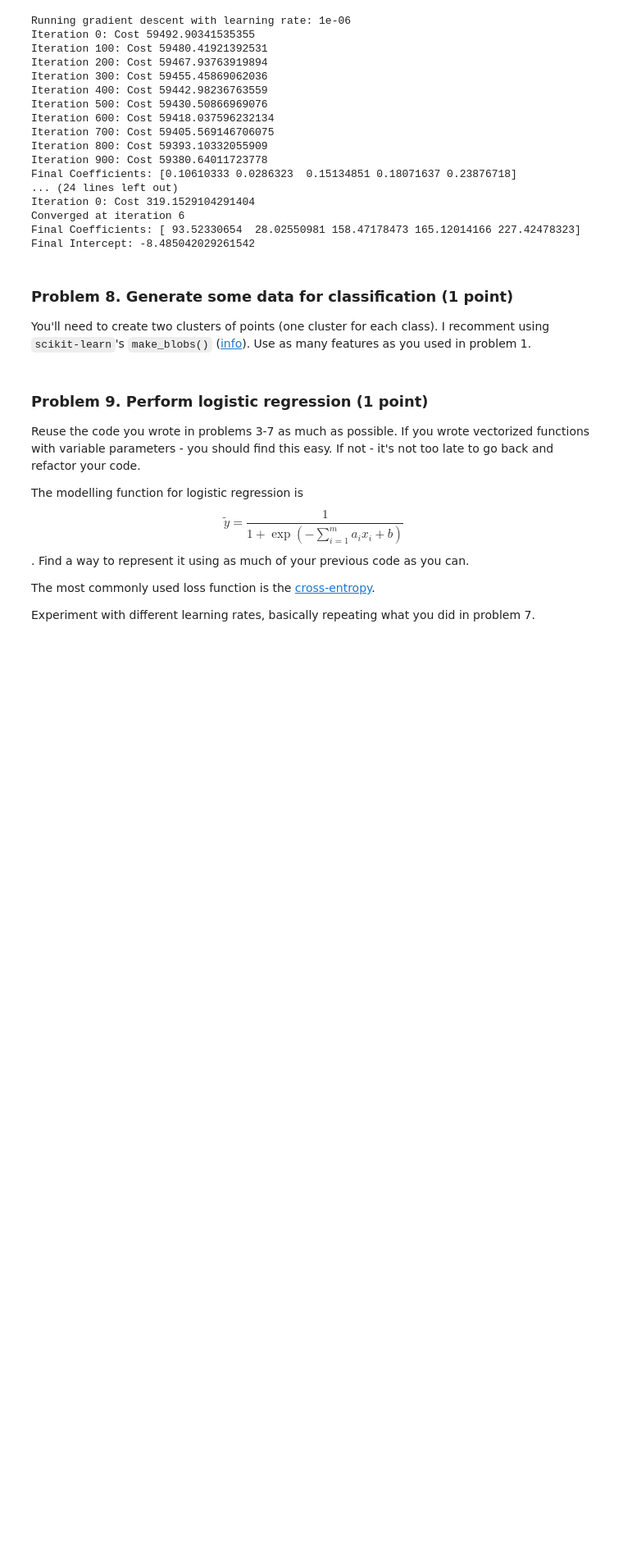
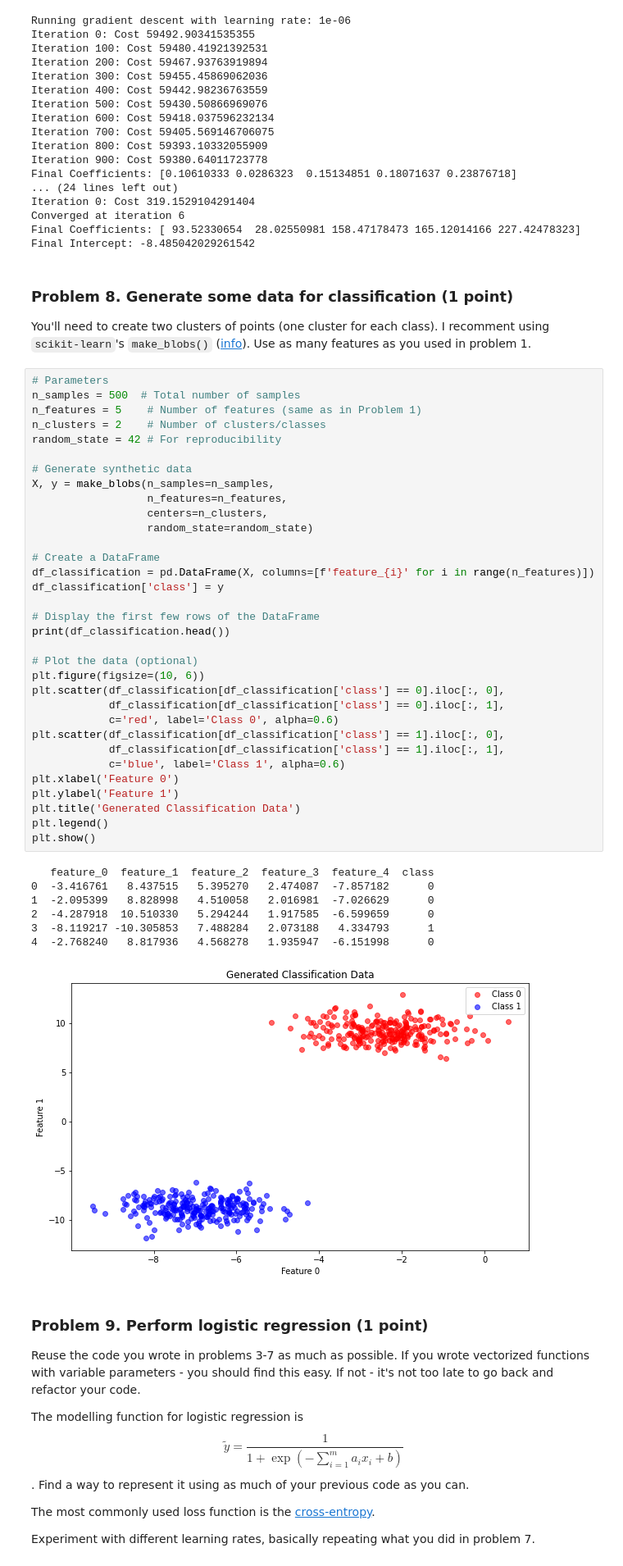
Before and after one commit to GalkaKG/Data-Science, a Jupyter notebook: 06. Regression Models/Regression Models Lab.ipynb, the cells around one changed output. Shown at 82% size. Cells and saved outputs as stored; diff of their text form; blank space fills up the shorter version.

Commit message:
add solutions of problems

```diff
--- a/06. Regression Models/Regression Models Lab.ipynb
+++ b/06. Regression Models/Regression Models Lab.ipynb
@@ -661,6 +662,47 @@ Final Intercept: -8.485042029261542
 # %% [markdown]
 ### Problem 8. Generate some data for classification (1 point)
 You'll need to create two clusters of points (one cluster for each class). I recomment using `scikit-learn`'s `make_blobs()` ([info](https://scikit-learn.org/stable/modules/generated/sklearn.datasets.make_blobs.html)). Use as many features as you used in problem 1.
+# %%
+# Parameters
+n_samples = 500  # Total number of samples
+n_features = 5    # Number of features (same as in Problem 1)
+n_clusters = 2    # Number of clusters/classes
+random_state = 42 # For reproducibility
+
+# Generate synthetic data
+X, y = make_blobs(n_samples=n_samples,
+                  n_features=n_features,
+                  centers=n_clusters,
+                  random_state=random_state)
+
+# Create a DataFrame
+df_classification = pd.DataFrame(X, columns=[f'feature_{i}' for i in range(n_features)])
+df_classification['class'] = y
+
+# Display the first few rows of the DataFrame
+print(df_classification.head())
+
+# Plot the data (optional)
+plt.figure(figsize=(10, 6))
+plt.scatter(df_classification[df_classification['class'] == 0].iloc[:, 0],
+            df_classification[df_classification['class'] == 0].iloc[:, 1],
+            c='red', label='Class 0', alpha=0.6)
+plt.scatter(df_classification[df_classification['class'] == 1].iloc[:, 0],
+            df_classification[df_classification['class'] == 1].iloc[:, 1],
+            c='blue', label='Class 1', alpha=0.6)
+plt.xlabel('Feature 0')
+plt.ylabel('Feature 1')
+plt.title('Generated Classification Data')
+plt.legend()
+plt.show()
+# %% [output]
+   feature_0  feature_1  feature_2  feature_3  feature_4  class
+0  -3.416761   8.437515   5.395270   2.474087  -7.857182      0
+1  -2.095399   8.828998   4.510058   2.016981  -7.026629      0
+2  -4.287918  10.510330   5.294244   1.917585  -6.599659      0
+3  -8.119217 -10.305853   7.488284   2.073188   4.334793      1
+4  -2.768240   8.817936   4.568278   1.935947  -6.151998      0
+[figure, added]
 # %% [markdown]
 ### Problem 9. Perform logistic regression (1 point)
 Reuse the code you wrote in problems 3-7 as much as possible. If you wrote vectorized functions with variable parameters - you should find this easy. If not - it's not too late to go back and refactor your code.
```
Also changed, not shown: parts of 2 cells of this notebook.
